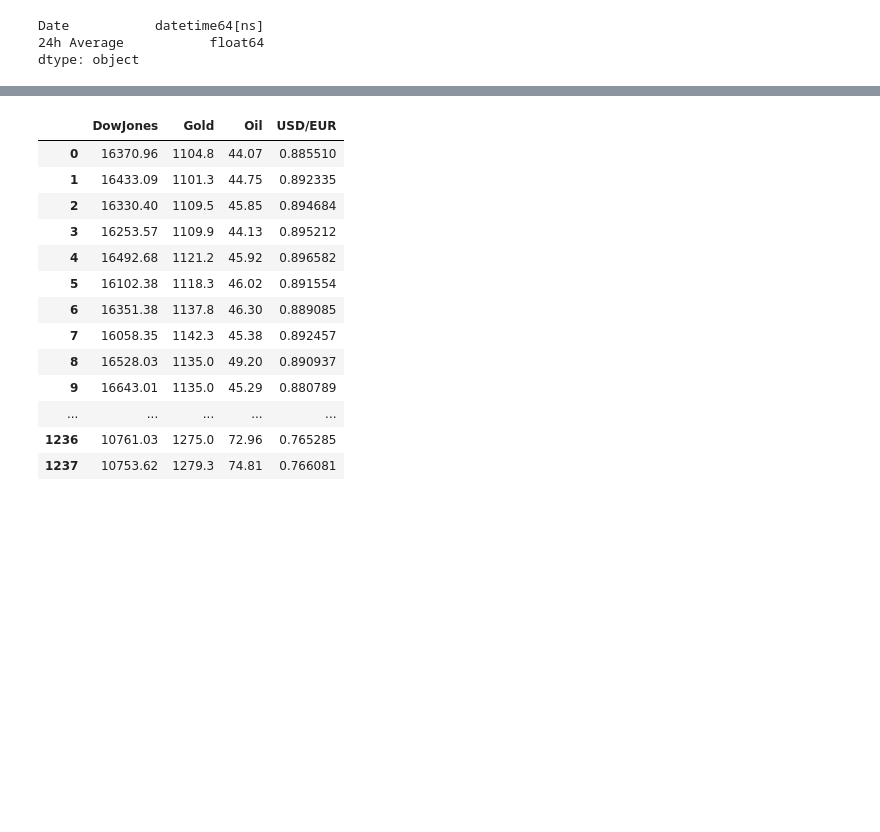
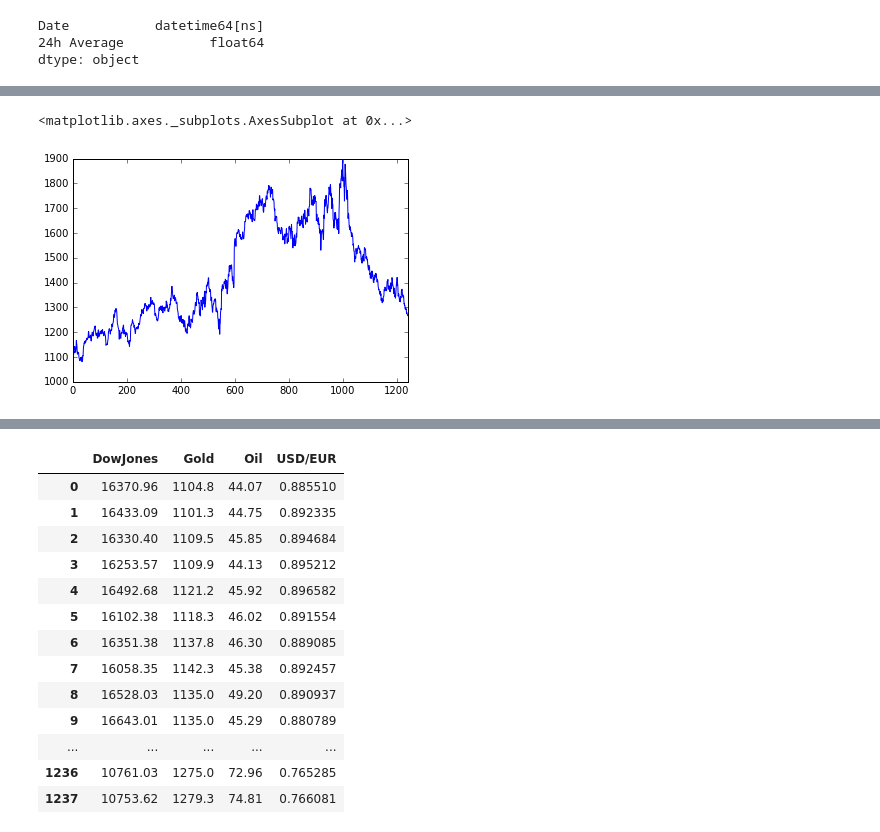
Before and after one commit to Ameyadeolalkar/Data-science-course-projects-and-homeworks, a Jupyter notebook: Project/Code/First project presentation.ipynb, the cells around one changed output, grey strips where cells are left out. Saved outputs shown, nothing was run; the diff lists cells and outputs as text; code cells hidden in the pictures; blank space fills up the shorter version.

```diff
--- a/Project/Code/First project presentation.ipynb
+++ b/Project/Code/First project presentation.ipynb
@@ -152,0 +156,5 @@ Dataframe
+# %%
+Dataframe['Gold'].plot()
+# %% [output]
+<matplotlib.axes._subplots.AxesSubplot at 0x...>
+[figure, added]
```
Also changed, not shown: parts of 49 cells of this notebook, 11 other files.
